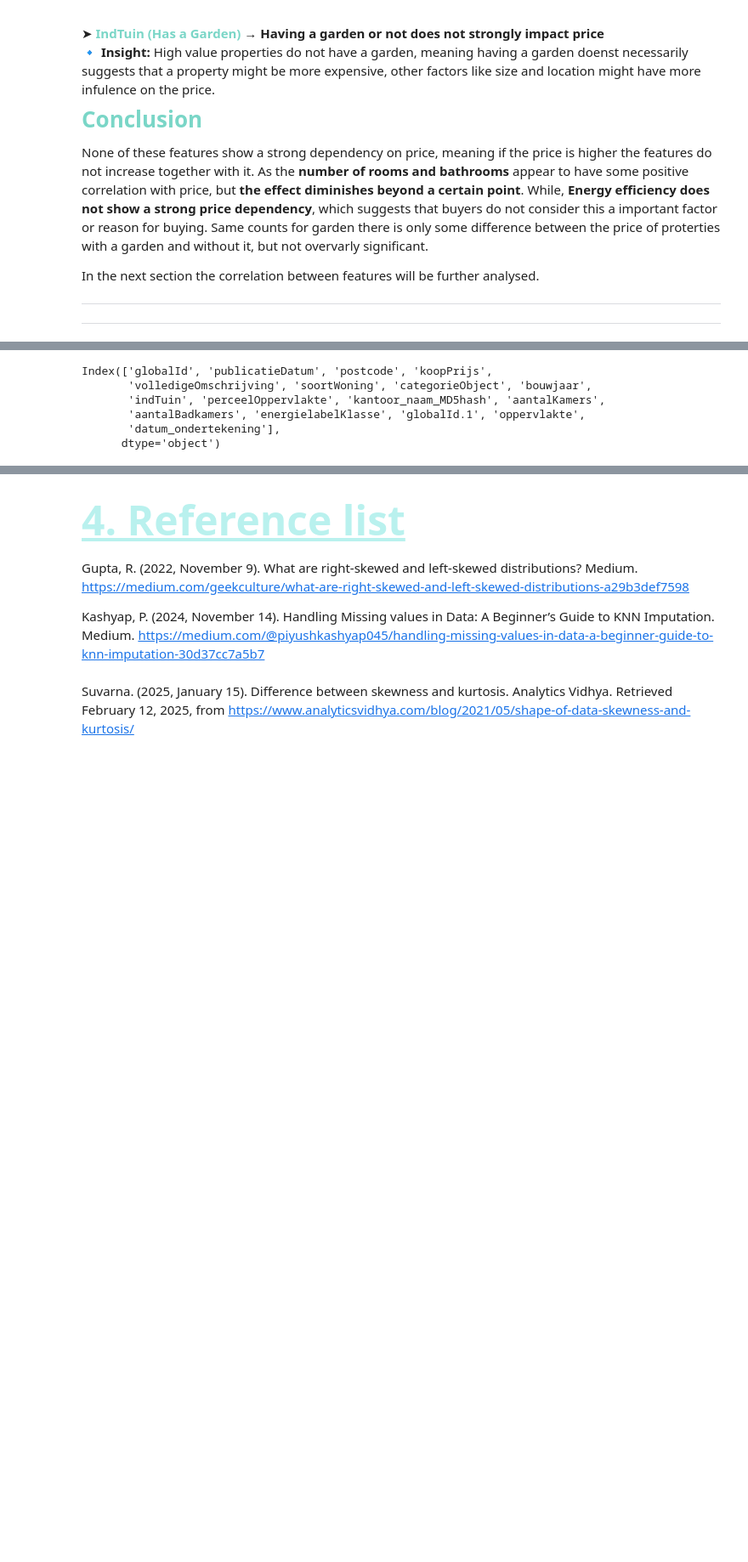
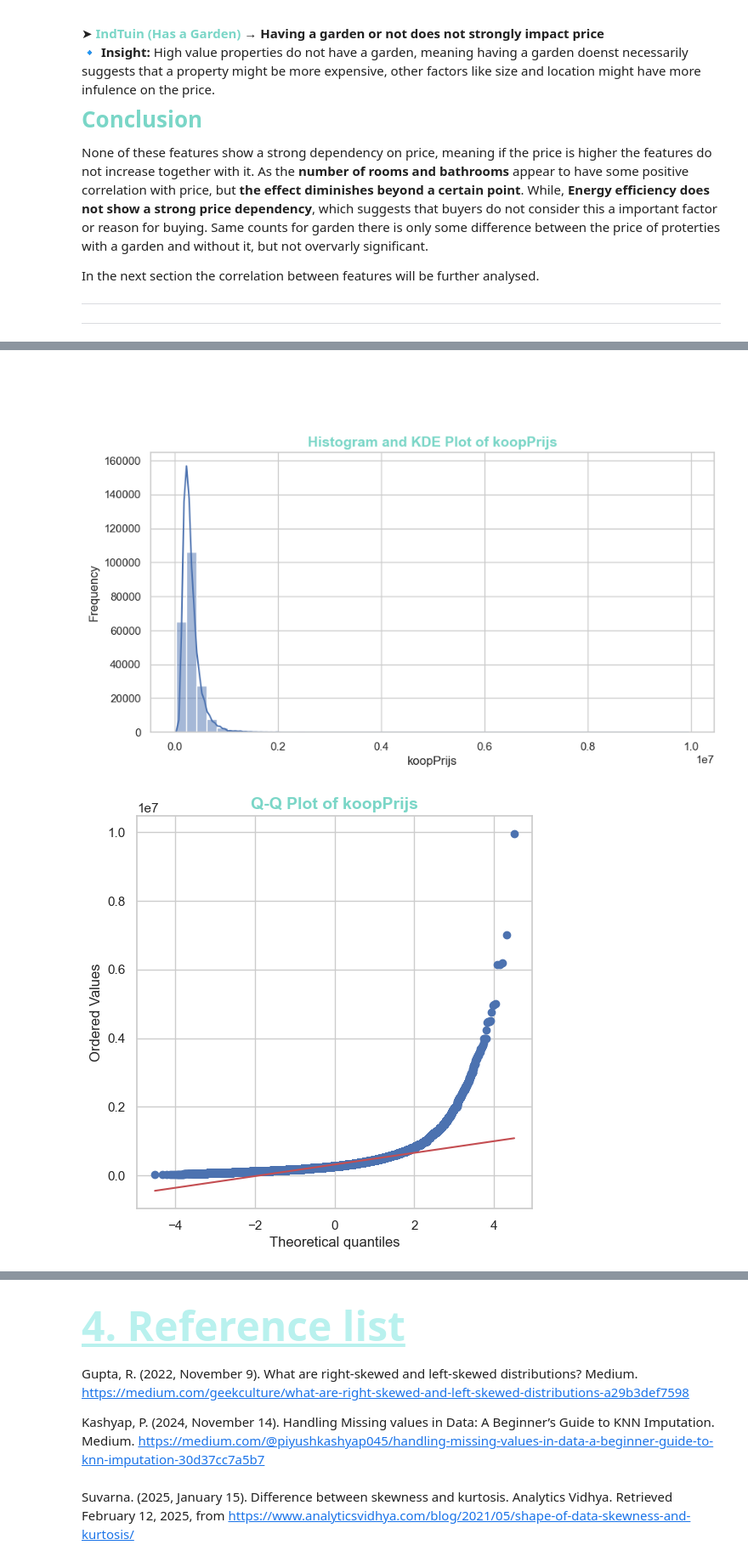
Before and after one commit to Josey-mc2/House-pricing-analysis, a Jupyter notebook: funda_analysis_ai_resit.ipynb, the cells around one changed output, grey strips where cells are left out. Shown at 85% size. Cells and saved outputs as stored; diff of their text form; code cells hidden in the pictures; blank space fills up the shorter version.

```diff
--- a/funda_analysis_ai_resit.ipynb
+++ b/funda_analysis_ai_resit.ipynb
@@ -1626,9 +1633,71 @@ For assesing skewness the test will give a value equal, above or below than 0, w
-# %%
-funda_cleaned.columns
-# %% [output]
-Index(['globalId', 'publicatieDatum', 'postcode', 'koopPrijs',
-       'volledigeOmschrijving', 'soortWoning', 'categorieObject', 'bouwjaar',
-       'indTuin', 'perceelOppervlakte', 'kantoor_naam_MD5hash', 'aantalKamers',
-       'aantalBadkamers', 'energielabelKlasse', 'globalId.1', 'oppervlakte',
-       'datum_ondertekening'],
-      dtype='object')
+# %% [markdown]
+### <span style="color:white; font-size:35px;">**3.6.1 Assessing Normality of koopPrijs**</span>
+# %%
+
+
+# Check if 'koopPrijs' exists in the dataset
+if 'koopPrijs' not in funda_cleaned.columns:
+    raise ValueError("Column 'koopPrijs' not found in the dataset.")
+
+# Remove NaN values
+koopPrijs = funda_cleaned['koopPrijs'].dropna()
+
+# 1. D'Agostino and Pearson's Test (Tests both Skewness and Kurtosis)
+dagostino_stat, dagostino_p = stats.normaltest(koopPrijs)
+
+# 2. Kolmogorov-Smirnov Test (Tests against a normal distribution)
+ks_stat, ks_p = stats.kstest(koopPrijs, 'norm', args=(np.mean(koopPrijs), np.std(koopPrijs)))
+
+# 3. Anderson-Darling Test (Tests for normality with critical values)
+anderson_result = stats.anderson(koopPrijs)
+
+# 4. Skewness and Kurtosis
+skewness = stats.skew(koopPrijs)
+kurtosis = stats.kurtosis(koopPrijs)
+
+# 5. Histogram and KDE Plot
+plt.figure(figsize=(10, 5))
+sns.histplot(koopPrijs, bins=50, kde=True)
+plt.title('Histogram and KDE Plot of koopPrijs', fontsize=14, fontweight='bold', color='#7AD6C7')
+plt.xlabel('koopPrijs', fontsize=12)
+plt.ylabel('Frequency', fontsize=12)
+plt.show()
+
+# 6. Q-Q Plot (Quantile-Quantile Plot)
+plt.figure(figsize=(6, 6))
+stats.probplot(koopPrijs, dist="norm", plot=plt)
+plt.title("Q-Q Plot of koopPrijs", fontsize=14, fontweight='bold', color='#7AD6C7')
+plt.show()
+
+# Define ANSI escape codes for colors in terminal output
+BLUE = "\033[38;2;122;214;199m"  # Custom Blue #7AD6C7
+RED = "\033[91m"
+GREEN = "\033[92m"
+YELLOW = "\033[93m"
+BOLD = "\033[1m"
+RESET = "\033[0m"  # Reset formatting
+
+
+# Display numerical results with bold formatting
+print(f"{BOLD}D'Agostino-Pearson Test p-value:{RESET} {dagostino_p:.5f}")
+print(f"{BOLD}Kolmogorov-Smirnov Test p-value:{RESET} {ks_p:.5f}")
+print(f"{BOLD}Anderson-Darling Test Statistic:{RESET} {anderson_result.statistic:.5f}")
+print(f"{BOLD}Critical Values (Anderson-Darling):{RESET} {anderson_result.critical_values}")
+print(f"{BOLD}Skewness:{RESET} {skewness:.5f}")
+print(f"{BOLD}Kurtosis:{RESET} {kurtosis:.5f}")
+
+# Interpretation with larger fonts and color
+print(f"\n{BOLD}{BLUE}========================== Interpretation =========================={RESET}")
+print(f"{BOLD}{BLUE}Normality Test Results{RESET}")
+
+if dagostino_p < 0.05 or ks_p < 0.05:
+    print(f"\n{BOLD}{RED}❌ The data is NOT normally distributed (p-value < 0.05).{RESET}")
+    print(f"{BOLD}{YELLOW}Use non-parametric tests (e.g., Spearman’s correlation, Kruskal-Wallis H-test).{RESET}")
+else:
+    print(f"\n{BOLD}{GREEN}✅ The data appears to be normally distributed (p-value > 0.05).{RESET}")
+    print(f"{BOLD}{YELLOW}You can use parametric tests (e.g., Pearson’s correlation, ANOVA).{RESET}")
+
+print(f"{BOLD}{BLUE}===================================================================={RESET}\n")
+# %% [output]
+[figure, added]
+[figure, added]
```
Also changed, not shown: parts of 19 cells of this notebook.
